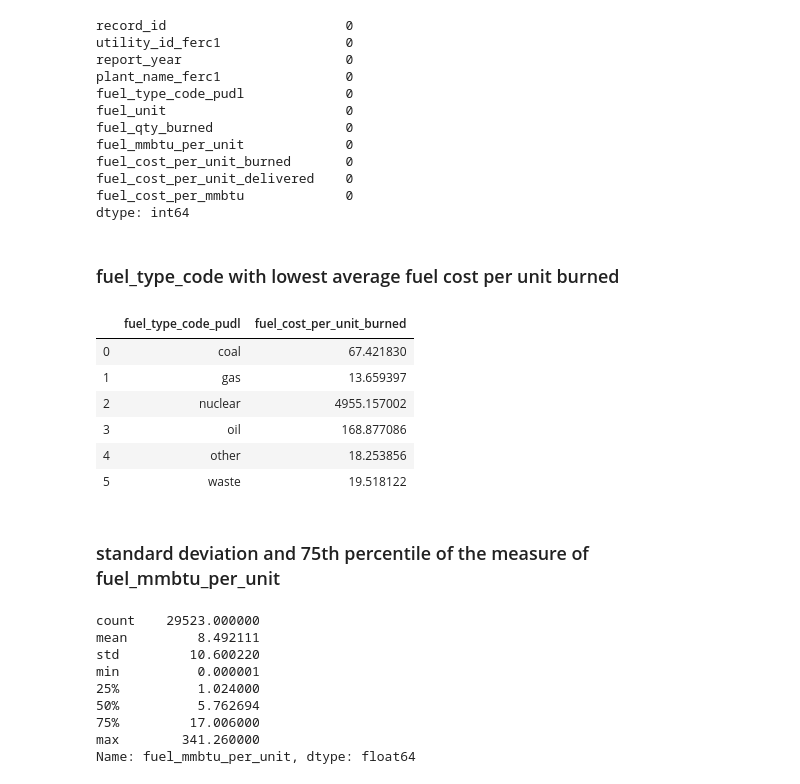
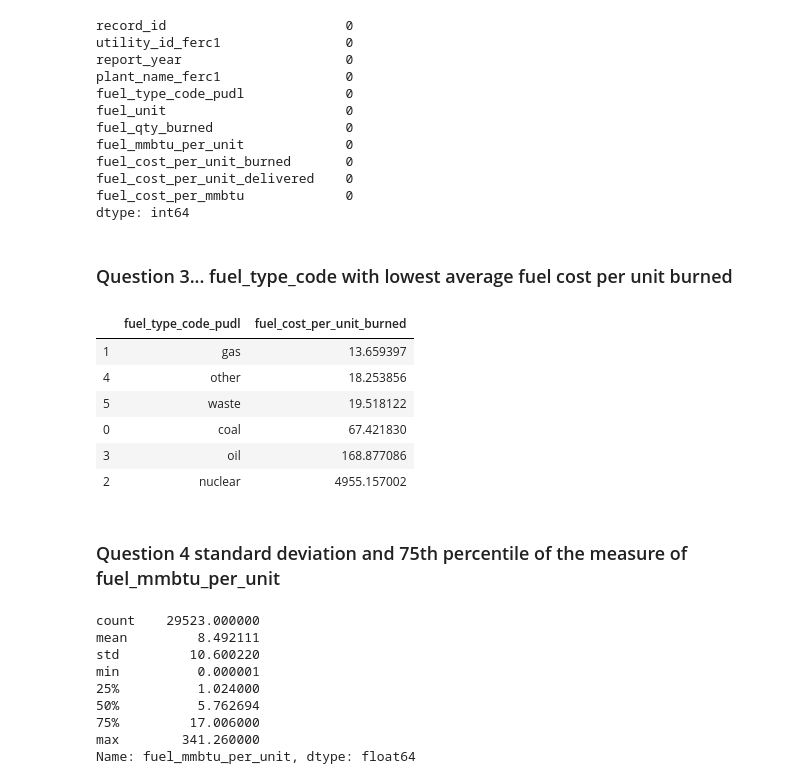
Before and after one commit to Tobyawo/My-Hamoye-quiz-A-notebook, a Jupyter notebook: hamoye fuel.ipynb, the cells around one changed output. Drawn from its saved outputs; the diff is of its cells as text; code cells hidden in the pictures.

```diff
--- a/hamoye fuel.ipynb
+++ b/hamoye fuel.ipynb
@@ -156,21 +177,21 @@ fuel_cost_per_unit_delivered    0
 fuel_cost_per_mmbtu             0
 dtype: int64
 # %% [markdown]
-### fuel_type_code with lowest average fuel cost per unit burned
+### Question 3... fuel_type_code with lowest average fuel cost per unit burned
 # %%
 #group the fuel_data by fuel_type_code_pudl
 #return with the average(mean) of fuel_cost_per_unit_burned for each fuel type
-fuel_data.groupby("fuel_type_code_pudl",as_index=False)["fuel_cost_per_unit_burned"].mean()
+fuel_data.groupby("fuel_type_code_pudl",as_index=False)["fuel_cost_per_unit_burned"].mean().sort_values(by="fuel_cost_per_unit_burned",ascending=True)
 # %% [output]
 |  | fuel_type_code_pudl | fuel_cost_per_unit_burned |
-| 0 | coal | 67.421830 |
 | 1 | gas | 13.659397 |
-| 2 | nuclear | 4955.157002 |
-| 3 | oil | 168.877086 |
 | 4 | other | 18.253856 |
 | 5 | waste | 19.518122 |
+| 0 | coal | 67.421830 |
+| 3 | oil | 168.877086 |
+| 2 | nuclear | 4955.157002 |
 # %% [markdown]
-### standard deviation and 75th percentile of the measure of fuel_mmbtu_per_unit
+### Question 4 standard deviation and 75th percentile of the measure of fuel_mmbtu_per_unit
 # %%
 #pandas describe fynction on the column can give these statistics
 fuel_data["fuel_mmbtu_per_unit"].describe()
```
Also changed, not shown: parts of 22 cells of this notebook.
